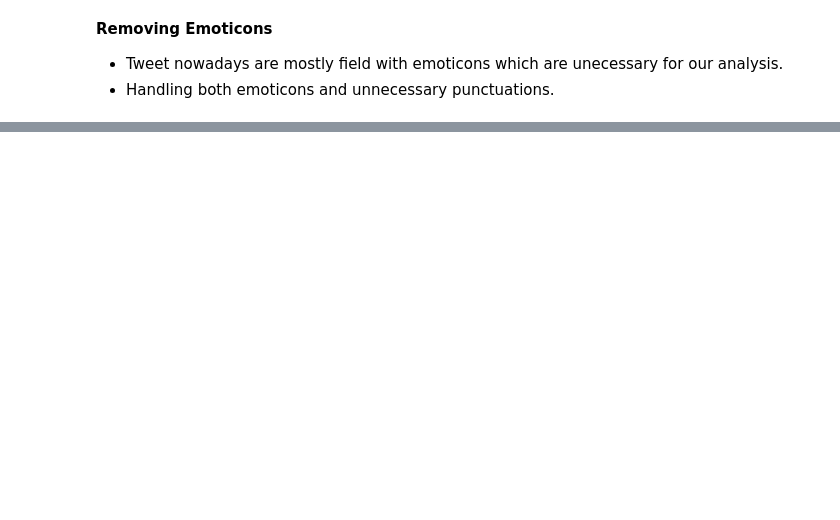
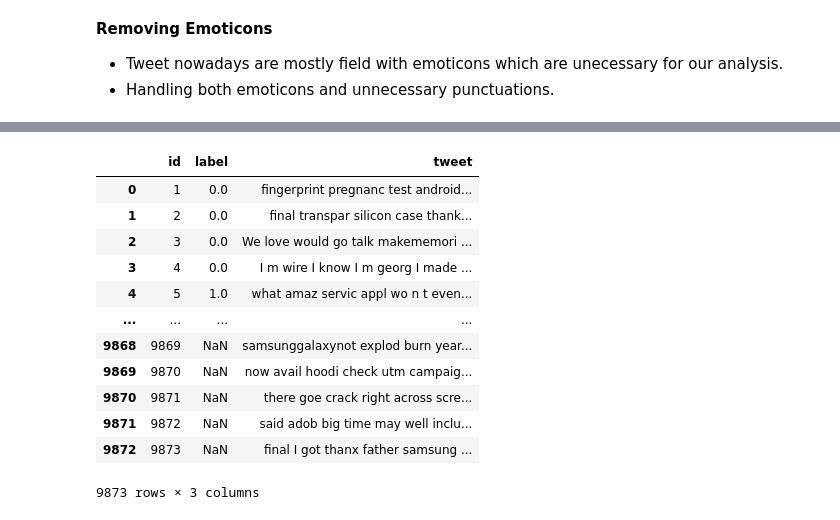
Before and after one commit to SeekerHub/Twitter_Sentiment_Analysis, a Jupyter notebook: Sentiment_data_preprocessing.ipynb, the cells around one changed output, grey strips where cells are left out. Drawn from its saved outputs; the diff is of its cells as text; code cells hidden in the pictures; blank space fills up the shorter version.

```diff
--- a/Sentiment_data_preprocessing.ipynb
+++ b/Sentiment_data_preprocessing.ipynb
@@ -161,0 +190,16 @@ train_data_clean = pd.DataFrame(data_clean.tweet.apply(stemming))
+# %%
+combined
+# %% [output]
+|  | id | label | tweet |
+| 0 | 1 | 0.0 | fingerprint pregnanc test android... |
+| 1 | 2 | 0.0 | final transpar silicon case thank... |
+| 2 | 3 | 0.0 | We love would go talk makememori ... |
+| 3 | 4 | 0.0 | I m wire I know I m georg I made ... |
+| 4 | 5 | 1.0 | what amaz servic appl wo n t even... |
+| ... | ... | ... | ... |
+| 9868 | 9869 | NaN | samsunggalaxynot explod burn year... |
+| 9869 | 9870 | NaN | now avail hoodi check utm campaig... |
+| 9870 | 9871 | NaN | there goe crack right across scre... |
+| 9871 | 9872 | NaN | said adob big time may well inclu... |
+| 9872 | 9873 | NaN | final I got thanx father samsung ... |
+9873 rows × 3 columns
```
Also changed, not shown: parts of 21 cells of this notebook, 1 other file.
